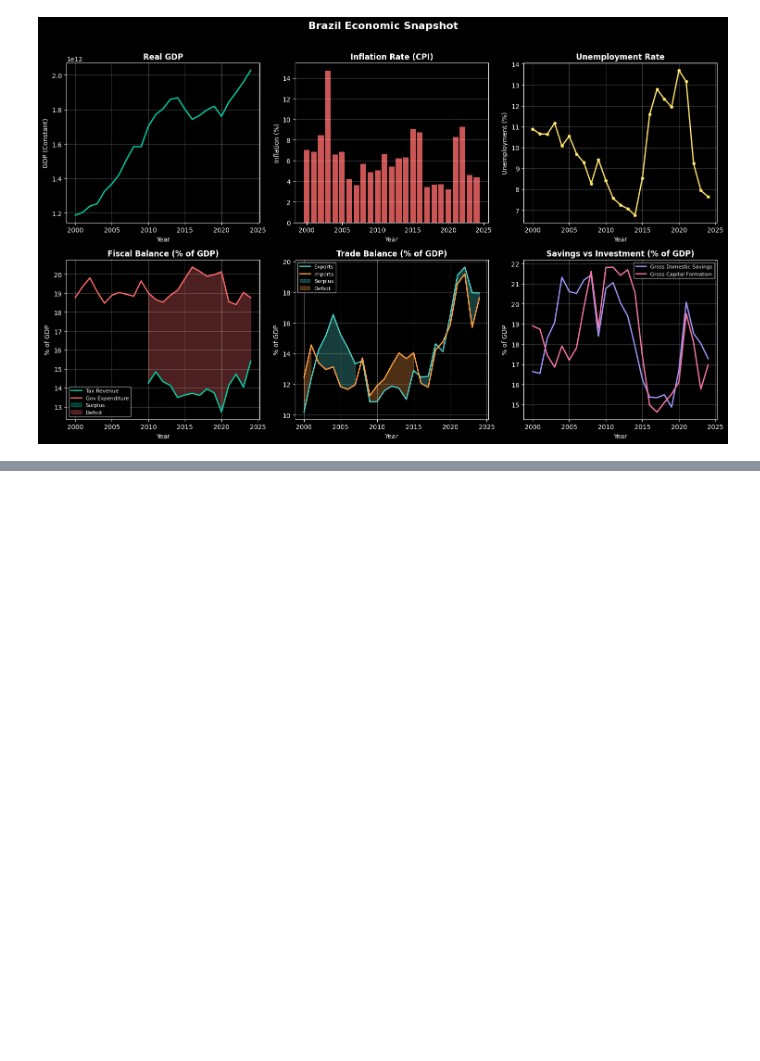
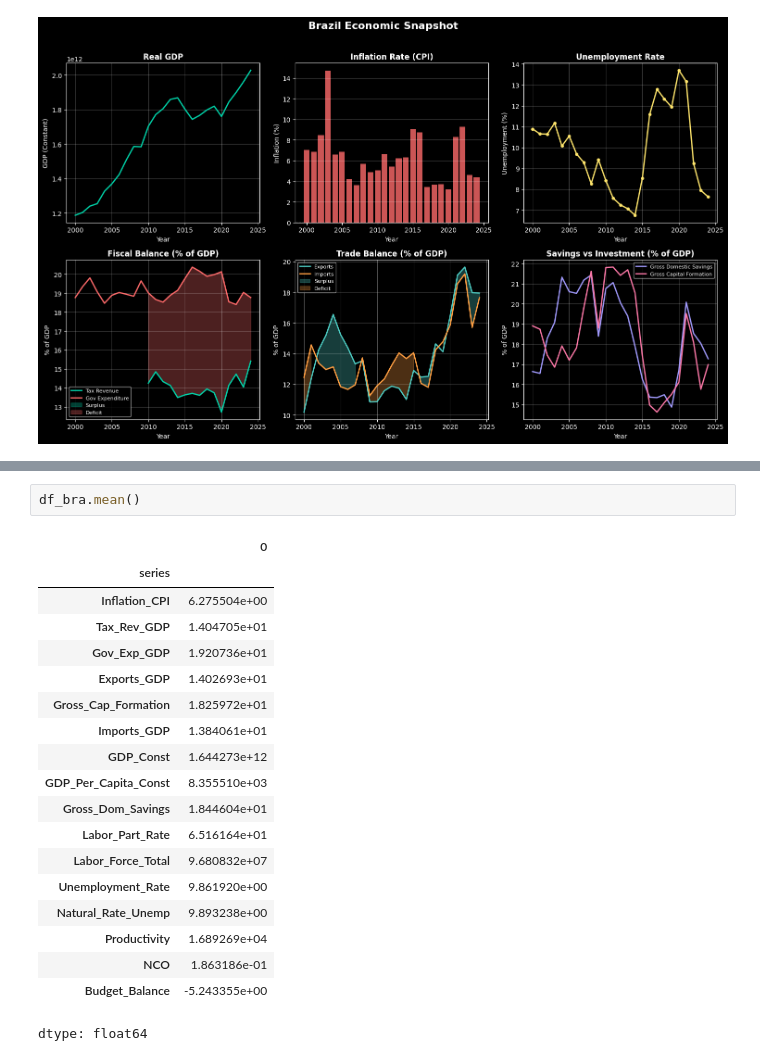
Before and after one commit to joaomerjam/ECON3916-33674-Statistical-Machine-Learning, a Jupyter notebook: Lab 3/Lab 3 World Bank API.ipynb, the cells around one changed output, grey strips where cells are left out. Saved outputs shown, nothing was run; the diff lists cells and outputs as text; blank space fills up the shorter version.

```diff
--- a/Lab 3/Lab 3 World Bank API.ipynb
+++ b/Lab 3/Lab 3 World Bank API.ipynb
@@ -321,0 +330,22 @@ plt.show()
+# %%
+df_bra.mean()
+# %% [output]
+|  | 0 |
+| series |  |
+| Inflation_CPI | 6.275504e+00 |
+| Tax_Rev_GDP | 1.404705e+01 |
+| Gov_Exp_GDP | 1.920736e+01 |
+| Exports_GDP | 1.402693e+01 |
+| Gross_Cap_Formation | 1.825972e+01 |
+| Imports_GDP | 1.384061e+01 |
+| GDP_Const | 1.644273e+12 |
+| GDP_Per_Capita_Const | 8.355510e+03 |
+| Gross_Dom_Savings | 1.844604e+01 |
+| Labor_Part_Rate | 6.516164e+01 |
+| Labor_Force_Total | 9.680832e+07 |
+| Unemployment_Rate | 9.861920e+00 |
+| Natural_Rate_Unemp | 9.893238e+00 |
+| Productivity | 1.689269e+04 |
+| NCO | 1.863186e-01 |
+| Budget_Balance | -5.243355e+00 |
+dtype: float64
```
Also changed, not shown: parts of 14 cells of this notebook.
